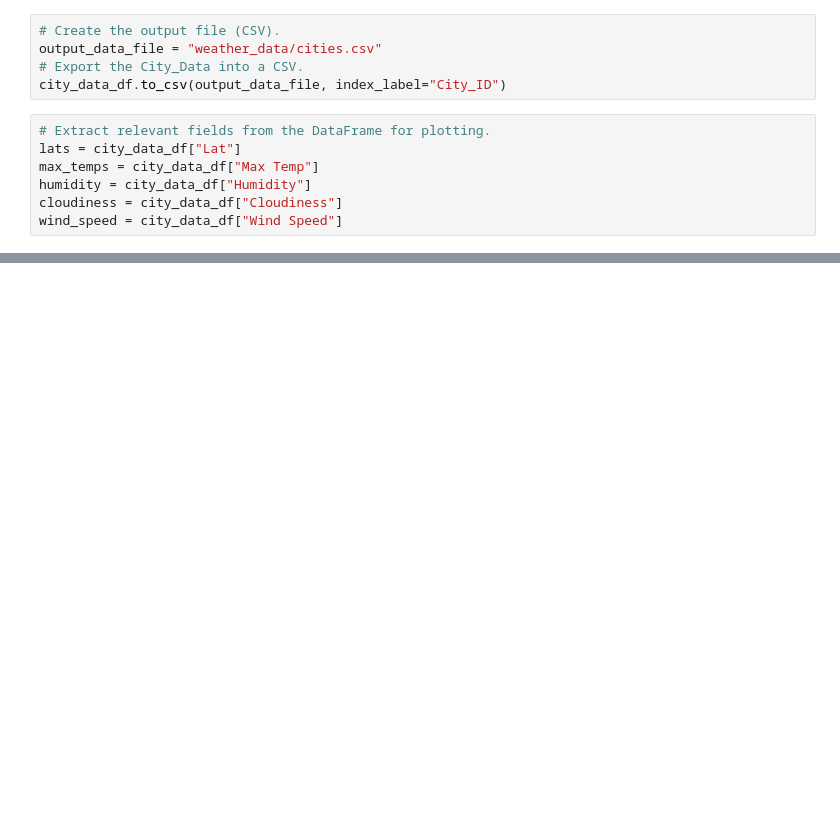
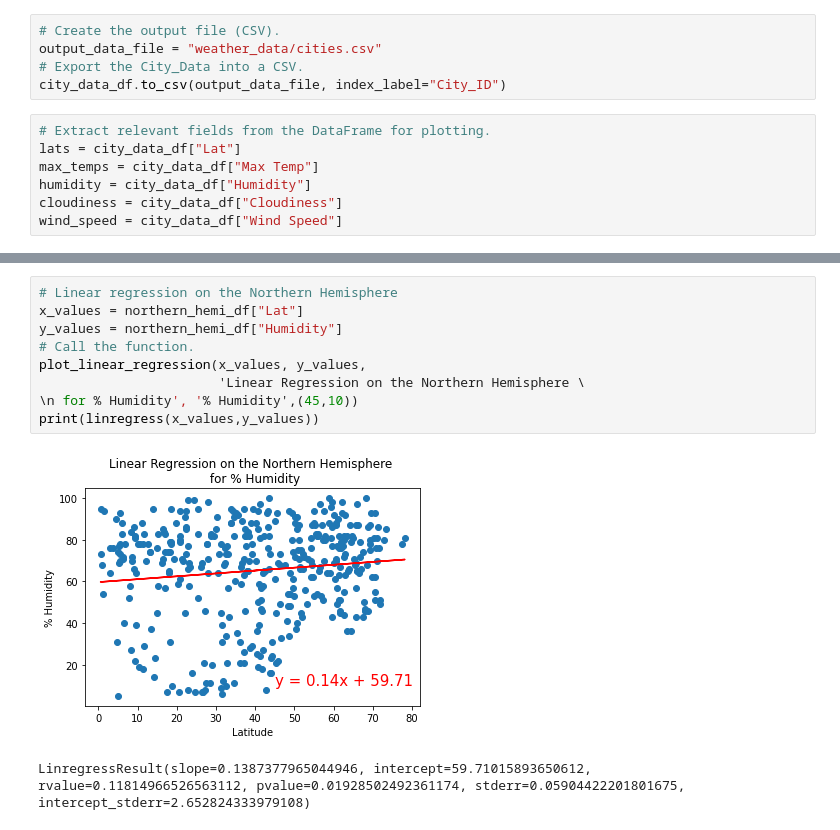
Before and after one commit to AllenAx91/World_Weather_Analysis, a Jupyter notebook: WeatherPy.ipynb, the cells around one changed output, grey strips where cells are left out. Cells and saved outputs as stored; diff of their text form; blank space fills up the shorter version.

```diff
--- a/WeatherPy.ipynb
+++ b/WeatherPy.ipynb
@@ -284,0 +250,12 @@ plt.show()
+# %%
+# Linear regression on the Northern Hemisphere
+x_values = northern_hemi_df["Lat"]
+y_values = northern_hemi_df["Humidity"]
+# Call the function.
+plot_linear_regression(x_values, y_values,
+                       'Linear Regression on the Northern Hemisphere \
+\n for % Humidity', '% Humidity',(45,10))
+print(linregress(x_values,y_values))
+# %% [output]
+[figure, added]
+LinregressResult(slope=0.1387377965044946, intercept=59.71015893650612, rvalue=0.11814966526563112, pvalue=0.01928502492361174, stderr=0.05904422201801675, intercept_stderr=2.652824333979108)
```
Also changed, not shown: parts of 27 cells of this notebook.
